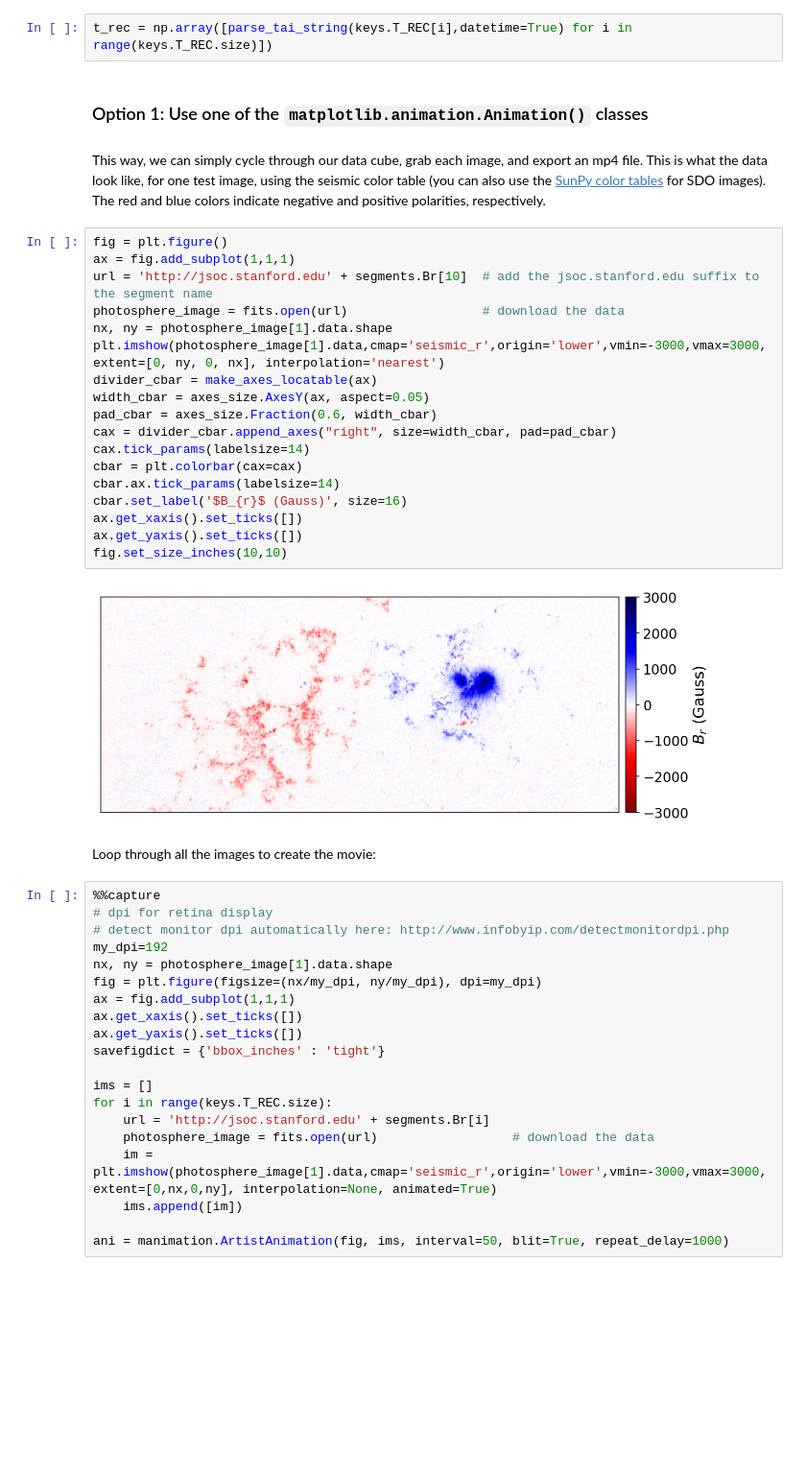
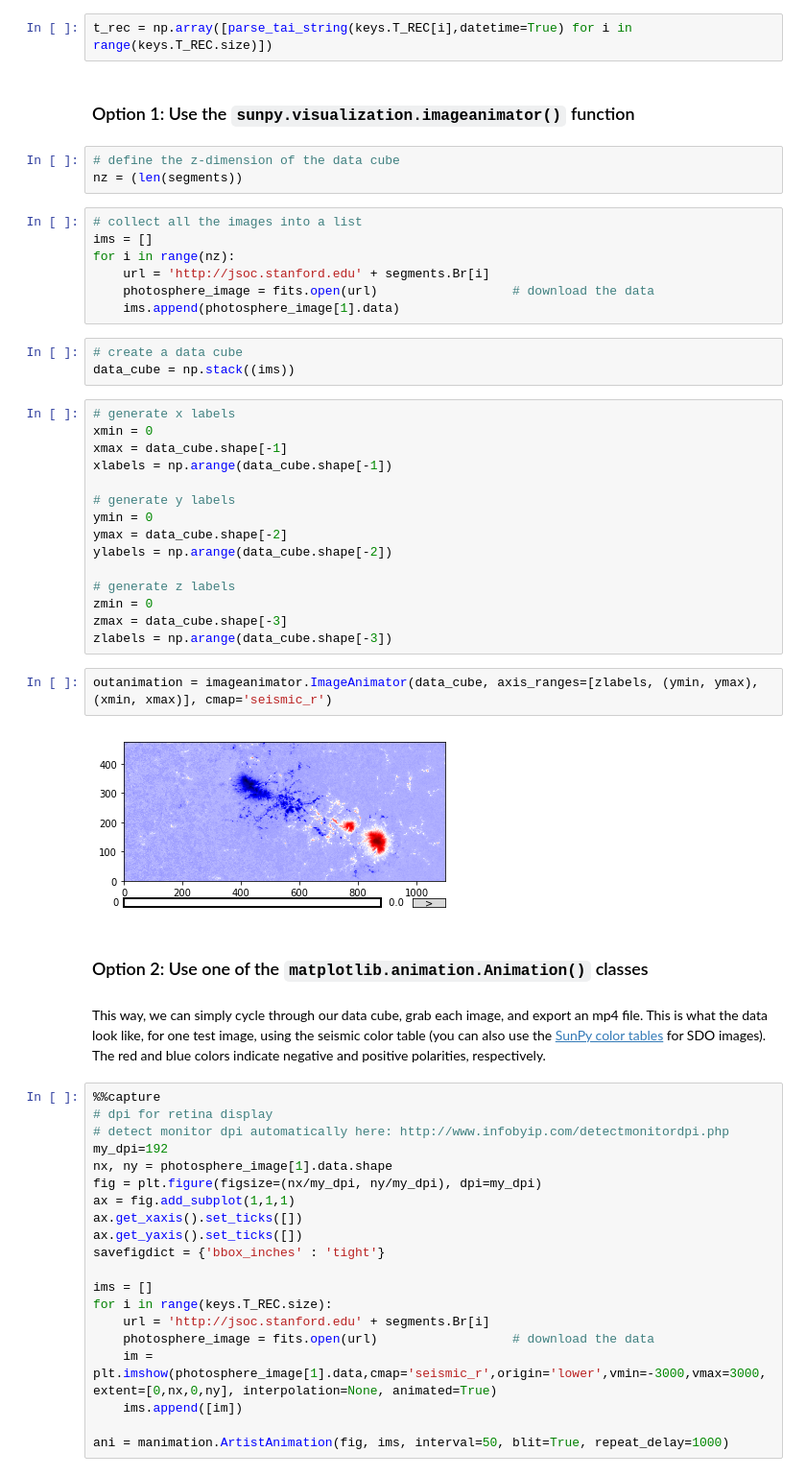
Before and after one commit to mbobra/SHARPs, a Jupyter notebook: movie.ipynb, the cells around one changed output. Shown at 96% size. Cells and saved outputs as stored; diff of their text form; blank space fills up the shorter version.

Commit message:
added the sunpy.visualization.imageanimator.ImageAnimator() function

```diff
--- a/movie.ipynb
+++ b/movie.ipynb
@@ -44,32 +38,44 @@ def parse_tai_string(tstr,datetime=True):
     else: return year,month,day,hour,minute
 # %%
 t_rec = np.array([parse_tai_string(keys.T_REC[i],datetime=True) for i in range(keys.T_REC.size)])
+# %% [markdown]
+### Option 1: Use the `sunpy.visualization.imageanimator()` function
+# %%
+# define the z-dimension of the data cube
+nz = (len(segments))
+# %%
+# collect all the images into a list
+ims = []
+for i in range(nz):
+    url = 'http://jsoc.stanford.edu' + segments.Br[i]
+    photosphere_image = fits.open(url)                  # download the data
+    ims.append(photosphere_image[1].data)
+# %%
+# create a data cube
+data_cube = np.stack((ims))
+# %%
+# generate x labels
+xmin = 0
+xmax = data_cube.shape[-1]
+xlabels = np.arange(data_cube.shape[-1])
+
+# generate y labels
+ymin = 0
+ymax = data_cube.shape[-2]
+ylabels = np.arange(data_cube.shape[-2])
+
+# generate z labels
+zmin = 0
+zmax = data_cube.shape[-3]
+zlabels = np.arange(data_cube.shape[-3])
+# %%
+outanimation = imageanimator.ImageAnimator(data_cube, axis_ranges=[zlabels, (ymin, ymax), (xmin, xmax)], cmap='seismic_r')
+# %% [output]
+[figure, added]
 # %% [markdown]
-### Option 1: Use one of the `matplotlib.animation.Animation()` classes
+### Option 2: Use one of the `matplotlib.animation.Animation()` classes
 # %% [markdown]
 This way, we can simply cycle through our data cube, grab each image, and export an mp4 file.  This is what the data look like, for one test image, using the seismic color table (you can also use the [SunPy color tables](http://docs.sunpy.org/en/stable/_modules/sunpy/cm/cm.html) for SDO images). The red and blue colors indicate negative and positive polarities, respectively.
-# %%
-fig = plt.figure()
-ax = fig.add_subplot(1,1,1)
-url = 'http://jsoc.stanford.edu' + segments.Br[10]  # add the jsoc.stanford.edu suffix to the segment name
-photosphere_image = fits.open(url)                  # download the data
-nx, ny = photosphere_image[1].data.shape
-plt.imshow(photosphere_image[1].data,cmap='seismic_r',origin='lower',vmin=-3000,vmax=3000, extent=[0, ny, 0, nx], interpolation='nearest')
-divider_cbar = make_axes_locatable(ax)
-width_cbar = axes_size.AxesY(ax, aspect=0.05)
-pad_cbar = axes_size.Fraction(0.6, width_cbar)
-cax = divider_cbar.append_axes("right", size=width_cbar, pad=pad_cbar)
-cax.tick_params(labelsize=14)
-cbar = plt.colorbar(cax=cax)
-cbar.ax.tick_params(labelsize=14)
-cbar.set_label('$B_{r}$ (Gauss)', size=16)
-ax.get_xaxis().set_ticks([])
-ax.get_yaxis().set_ticks([])
-fig.set_size_inches(10,10)
-# %% [output]
-[figure, removed]
-# %% [markdown]
-Loop through all the images to create the movie:
 # %%
 %%capture
 # dpi for retina display
```
Also changed, not shown: parts of 7 cells of this notebook.
